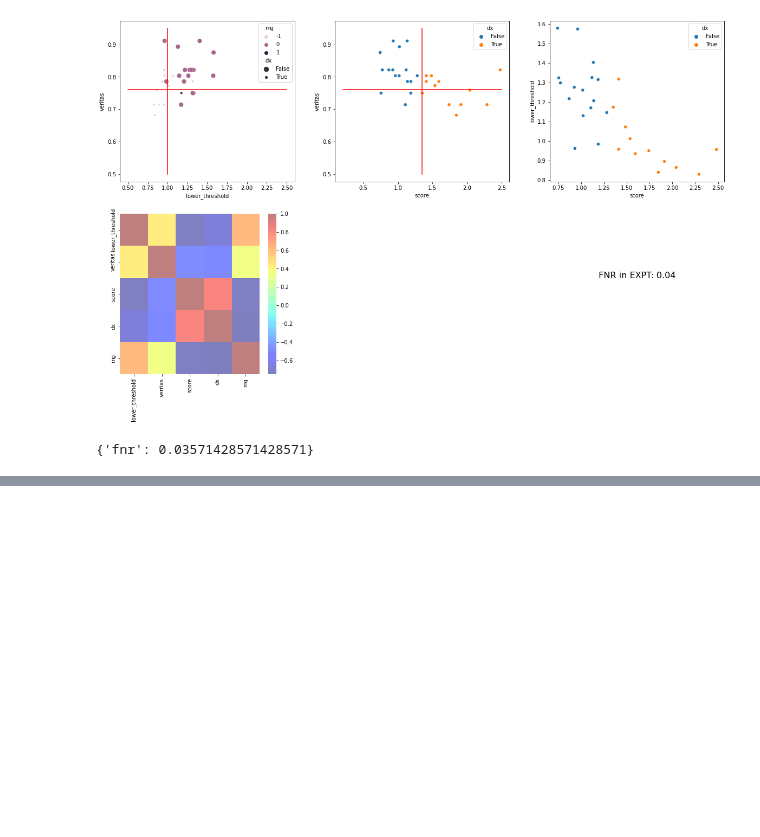
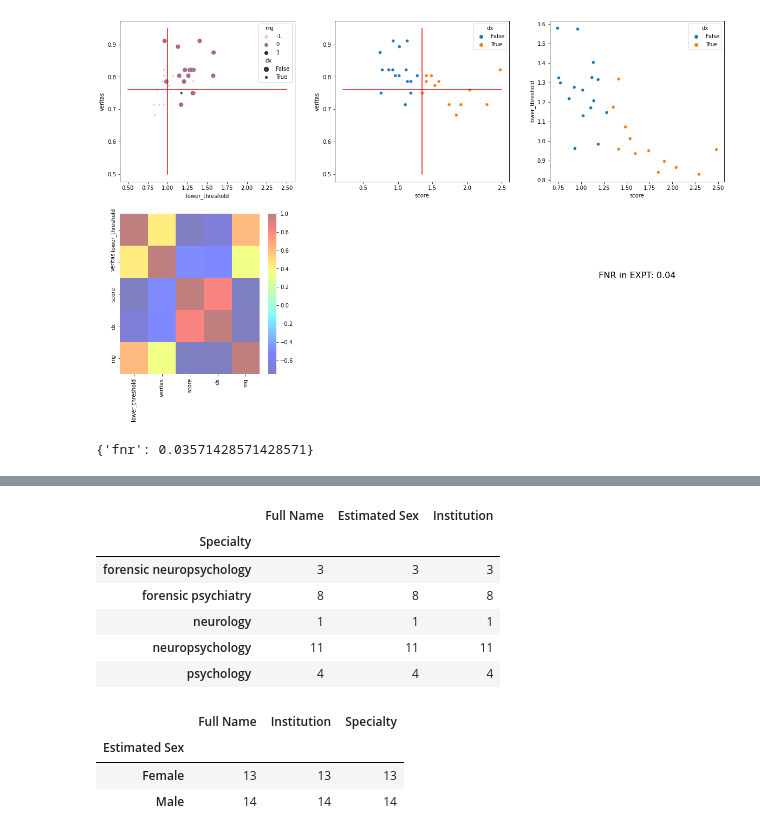
Before and after one commit to zeroknowledgediscovery/truthnet, a Jupyter notebook: truthnet/examples/experiment3_psych.ipynb, the cells around one changed output, grey strips where cells are left out. Cells and saved outputs as stored; diff of their text form; code cells hidden in the pictures; blank space fills up the shorter version.

```diff
--- a/truthnet/examples/experiment3_psych.ipynb
+++ b/truthnet/examples/experiment3_psych.ipynb
@@ -124,0 +131,37 @@ expf3
+# %%
+full_data = [
+    ("O'Donnell, Philip (NU)", 'Male', 'Northwestern University', "Forensic Psychiatry"),
+    ("Angelotta, Cara (NU)", 'Female', 'Northwestern University', "Forensic Psychiatry"),
+    ("Gershan, Scott", 'Male', 'Northwestern University', "Forensic Psychiatry"),
+    ("Cavanaugh, James (NU)", 'Male', 'Northwestern University', "Forensic Psychiatry"),
+    ("Smith, Krissie (NU)", 'Female', 'Northwestern University', "Forensic Psychiatry"),
+    ("Lentini, Nicole", 'Female', 'Northwestern University', "Forensic Psychiatry"),
+    ("Heyman-Kantor, Reuben", 'Male', 'Northwestern University', "Forensic Psychiatry"),
+    ("Robinson, Lauren (NU)", 'Female', 'Northwestern University', "Forensic Psychiatry"),
+    ("Cotton, Erica", 'Female', 'Northwestern University', "Neuropsychology"),
+    ("Reilly, James", 'Male', 'Northwestern University', "Neuropsychology"),
+    ("Hanlon, Robert", 'Male', 'Northwestern University', "forensic neuropsychology"),
+    ("Mackie, Melissa-Ann", 'Female', 'Northwestern University', "Neuropsychology"),
+    ("Johnson, Kristina", 'Female', 'Northwestern University', "psychology"),
+    ("Rogers, Tatiana", 'Female', 'Northwestern University', "Neuropsychology"),
+    ("Washburn, Jason (NU)", 'Male', 'Northwestern University', "psychology"),
+    ("Finley, John-Christopher (NU)", 'Male', 'Northwestern University', "Neuropsychology"),
+    ("Rothke, Steven (NU)", 'Male', 'Northwestern University', "psychology"),
+    ("Heilbronner, Robert (NU)", 'Male', 'Northwestern University', "forensic neuropsychology"),
+    ("Song, Woojin", 'Female', 'University of Illinois Chicago', "Neuropsychology"),
+    ("Pliskin, Neil H", 'Male', 'University of Illinois Chicago', "neuropsychology"),
+    ("Soble, Jason Ryan", 'Male', 'University of Illinois Chicago', "Neuropsychology"),
+    ("Leslie Guidotti-Breting", 'Female', 'NorthShore University HealthSystem', "Forensic Neuropsychology"),
+    ("Daly, Maureen (NU)", 'Female', 'Northwestern University', "Psychology"),
+    ("Fink, Joe [BSD]", 'Male', 'University of Chicago Medicine', "Neurology"),
+    ("Leclaire, Kaitlynne", 'Female', 'Northwestern University', "Neuropsychology"),
+    ("Hardcastle, Cheshire", 'Female', 'Northwestern University', "Neuropsychology"),
+    ("Christopher Grote", 'Male', 'Rush University Medical Center', "Neuropsychology")
+]
+
+# Convert the data to a DataFrame
+full_df = pd.DataFrame(full_data, columns=["Full Name", "Estimated Sex", "Institution", "Specialty"])
+# %%
+full_df.Specialty = full_df.Specialty.str.lower()
+# %%
+full_df.columns=['name','sex','institution','specialty']
@@ -124,0 +188,17 @@ expf3
+# %%
+full_df.groupby('Specialty').count()
+# %% [output]
+|  | Full Name | Estimated Sex | Institution |
+| Specialty |  |  |  |
+| forensic neuropsychology | 3 | 3 | 3 |
+| forensic psychiatry | 8 | 8 | 8 |
+| neurology | 1 | 1 | 1 |
+| neuropsychology | 11 | 11 | 11 |
+| psychology | 4 | 4 | 4 |
+# %%
+full_df.groupby('Estimated Sex').count()
+# %% [output]
+|  | Full Name | Institution | Specialty |
+| Estimated Sex |  |  |  |
+| Female | 13 | 13 | 13 |
+| Male | 14 | 14 | 14 |
```
Also changed, not shown: parts of 5 cells of this notebook, 4 other files.
